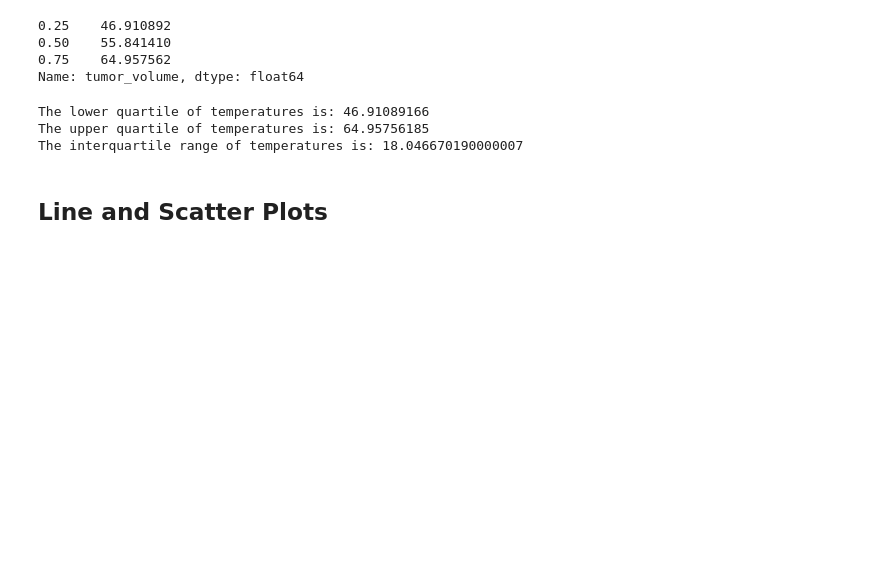
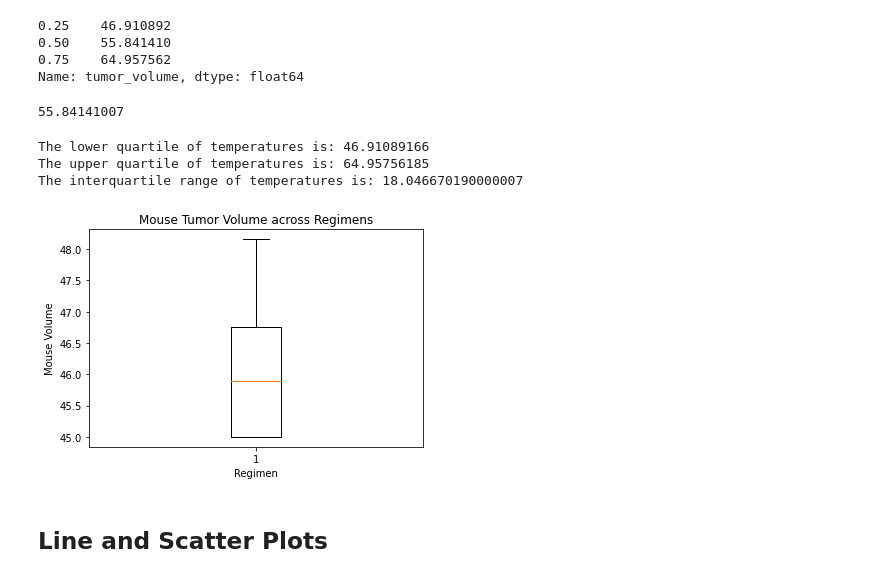
Before and after one commit to usa4148/the-power-of-plots, a Jupyter notebook: pymaceuticals_starter.ipynb, the cells around one changed output. Cells and saved outputs as stored; diff of their text form; code cells hidden in the pictures; blank space fills up the shorter version.

Commit message:
Moving through boxplots, outliers and boxplots

```diff
--- a/pymaceuticals_starter.ipynb
+++ b/pymaceuticals_starter.ipynb
@@ -271,12 +271,16 @@ treatments
 # Create empty list to fill with tumor vol data (for plotting)
 
 #for drug in treatments
-cap_tumorvol = tvlt_df.loc[tvlt_df['drug_regimen'] == 'Capomulin',['tumor_volume']]
-ram_tumorvol = tvlt_df.loc[tvlt_df['drug_regimen'] == 'Ramicane',['tumor_volume']]
-inf_tumorvol = tvlt_df.loc[tvlt_df['drug_regimen'] == 'Infubinol',['tumor_volume']]
-cef_tumorvol = tvlt_df.loc[tvlt_df['drug_regimen'] == 'Ceftamin',['tumor_volume']]
+cap_tumorvol_df = tvlt_df.loc[tvlt_df['drug_regimen'] == 'Capomulin',['tumor_volume']]
+ram_tumorvol_df = tvlt_df.loc[tvlt_df['drug_regimen'] == 'Ramicane',['tumor_volume']]
+inf_tumorvol_df = tvlt_df.loc[tvlt_df['drug_regimen'] == 'Infubinol',['tumor_volume']]
+cef_tumorvol_df = tvlt_df.loc[tvlt_df['drug_regimen'] == 'Ceftamin',['tumor_volume']]
 #ram_tumorvol = np.arange(0,len(tvlt_df[]))
 #inf_tumorvol
 #cef_tumorvol
-cef_tumorvol.count()
+cap_tumorvol = cap_tumorvol_df['tumor_volume']
+ram_tumorvol = ram_tumorvol_df['tumor_volume']
+inf_tumorvol = inf_tumorvol_df['tumor_volume']
+cef_tumorvol = cef_tumorvol_df['tumor_volume']
+cef_tumorvol
 # %% [output]
@@ -316,3 +331,16 @@ iqr = upperq-lowerq
+# %%
+d2 = np.array((4))
+centerq = np.array((2))
+lowerq = np.array((2))
+upperq = np.array((2))
+iqr = np.array((2))
+lowerq = quartiles[.25]    #flier_low
+centerq = quartiles[.5]    #center
+upperq = quartiles[0.75]   #flier_high
+iqr = upperq-lowerq        #spread
+centerq
+# %% [output]
+55.84141007
 # %%
 print(f"The lower quartile of temperatures is: {lowerq}")
 print(f"The upper quartile of temperatures is: {upperq}")
@@ -335,10 +361,15 @@ The interquartile range of temperatures is: 18.046670190000007
 # %%
 # Generate a box plot of the final tumor volume of each mouse across four regimens of interest
 fig1, ax1 = plt.subplots()
 ax1.set_title("Mouse Tumor Volume across Regimens")
 ax1.set_xlabel("Regimen")
 ax1.set_ylabel("Mouse Volume")
-ax1.boxplot()
+#d2 = np.concatenate((iqr, centerq, upperq, lowerq))
+ax1.boxplot(cap_tumorvol)
+
+plt.show()
+# %% [output]
+[figure, added]
 # %% [markdown]
 ## Line and Scatter Plots
 # %%
```
Also changed, not shown: parts of 3 cells of this notebook.
